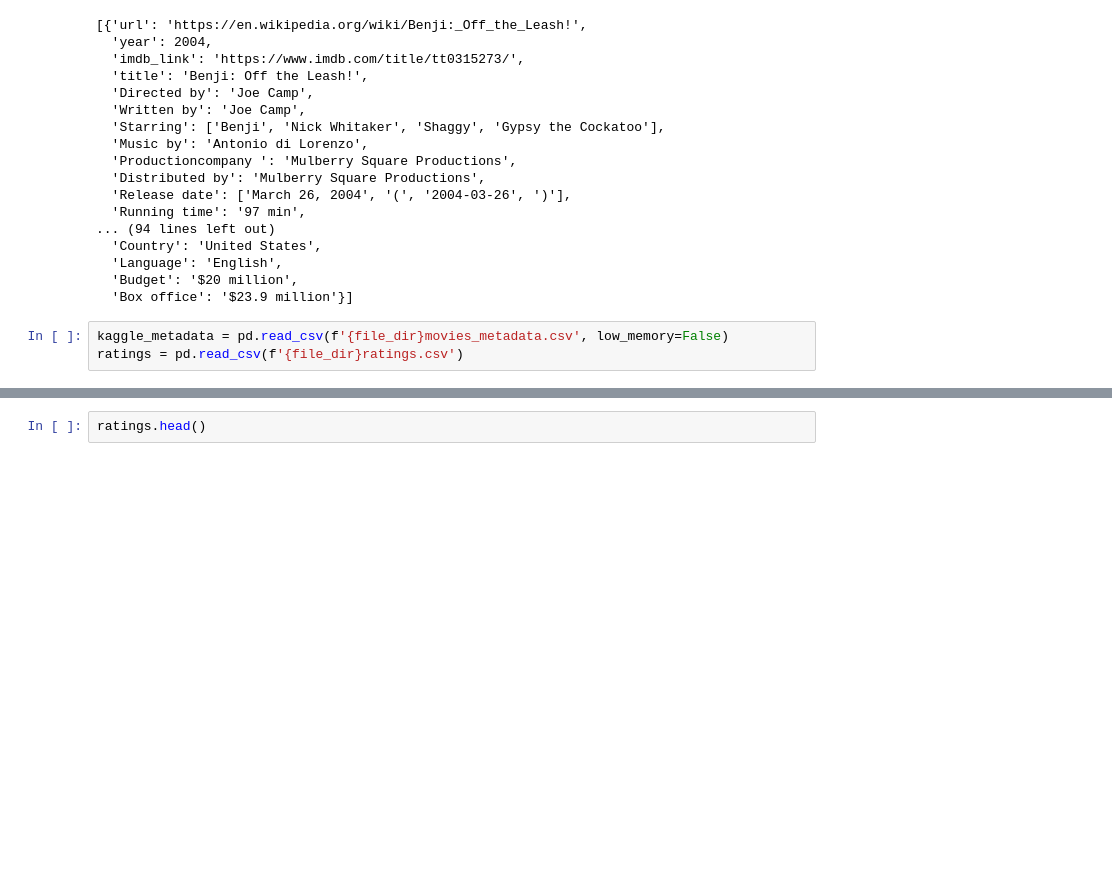
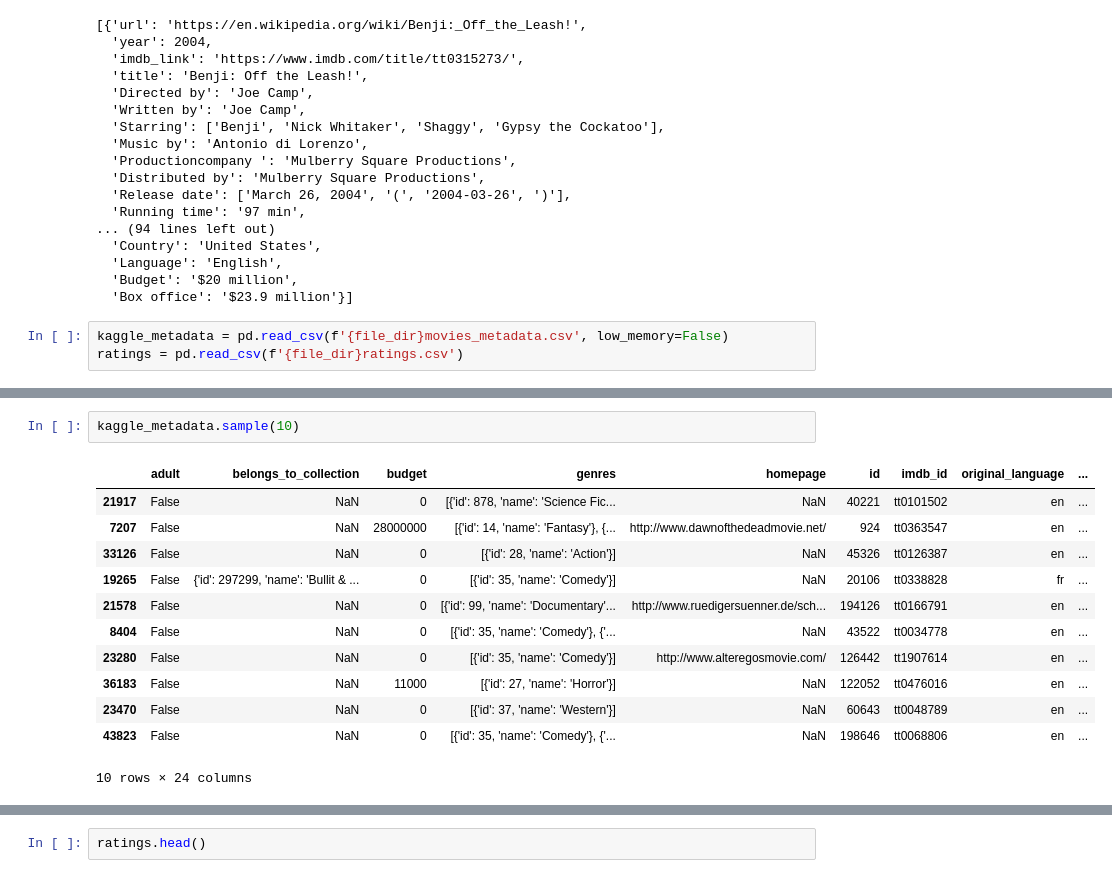
Before and after one commit to wwpa65/Movies-ETL, a Jupyter notebook: wiki_movies.ipynb, the cells around one changed output, grey strips where cells are left out. Drawn from its saved outputs; the diff is of its cells as text; blank space fills up the shorter version.

```diff
--- a/wiki_movies.ipynb
+++ b/wiki_movies.ipynb
@@ -80,0 +103,15 @@ ratings = pd.read_csv(f'{file_dir}ratings.csv')
+# %%
+kaggle_metadata.sample(10)
+# %% [output]
+|  | adult | belongs_to_collection | budget | genres | homepage | id | imdb_id | original_language | ... |
+| 21917 | False | NaN | 0 | [{'id': 878, 'name': 'Science Fic... | NaN | 40221 | tt0101502 | en | ... |
+| 7207 | False | NaN | 28000000 | [{'id': 14, 'name': 'Fantasy'}, {... | http://www.dawnofthedeadmovie.net/ | 924 | tt0363547 | en | ... |
+| 33126 | False | NaN | 0 | [{'id': 28, 'name': 'Action'}] | NaN | 45326 | tt0126387 | en | ... |
+| 19265 | False | {'id': 297299, 'name': 'Bullit & ... | 0 | [{'id': 35, 'name': 'Comedy'}] | NaN | 20106 | tt0338828 | fr | ... |
+| 21578 | False | NaN | 0 | [{'id': 99, 'name': 'Documentary'... | http://www.ruedigersuenner.de/sch... | 194126 | tt0166791 | en | ... |
+| 8404 | False | NaN | 0 | [{'id': 35, 'name': 'Comedy'}, {'... | NaN | 43522 | tt0034778 | en | ... |
+| 23280 | False | NaN | 0 | [{'id': 35, 'name': 'Comedy'}] | http://www.alteregosmovie.com/ | 126442 | tt1907614 | en | ... |
+| 36183 | False | NaN | 11000 | [{'id': 27, 'name': 'Horror'}] | NaN | 122052 | tt0476016 | en | ... |
+| 23470 | False | NaN | 0 | [{'id': 37, 'name': 'Western'}] | NaN | 60643 | tt0048789 | en | ... |
+| 43823 | False | NaN | 0 | [{'id': 35, 'name': 'Comedy'}, {'... | NaN | 198646 | tt0068806 | en | ... |
+10 rows × 24 columns
```
Also changed, not shown: parts of 80 cells of this notebook, 6 other files.
